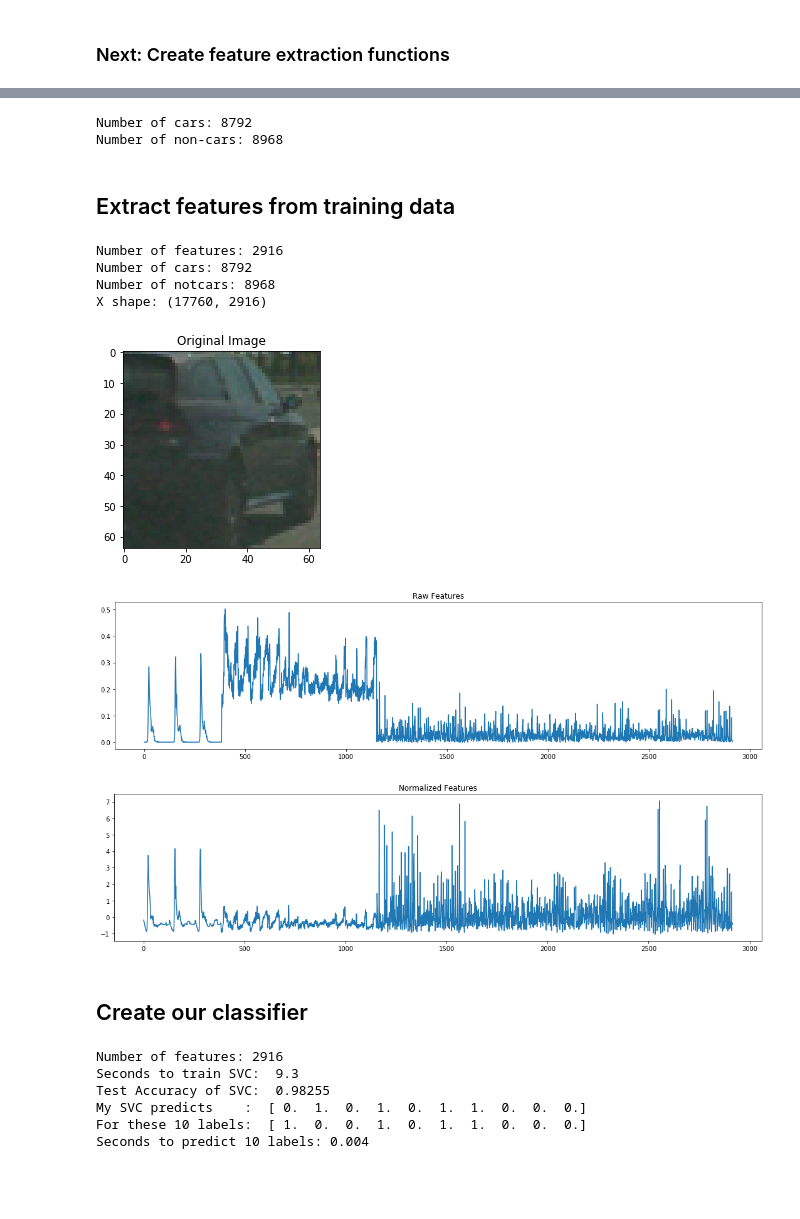
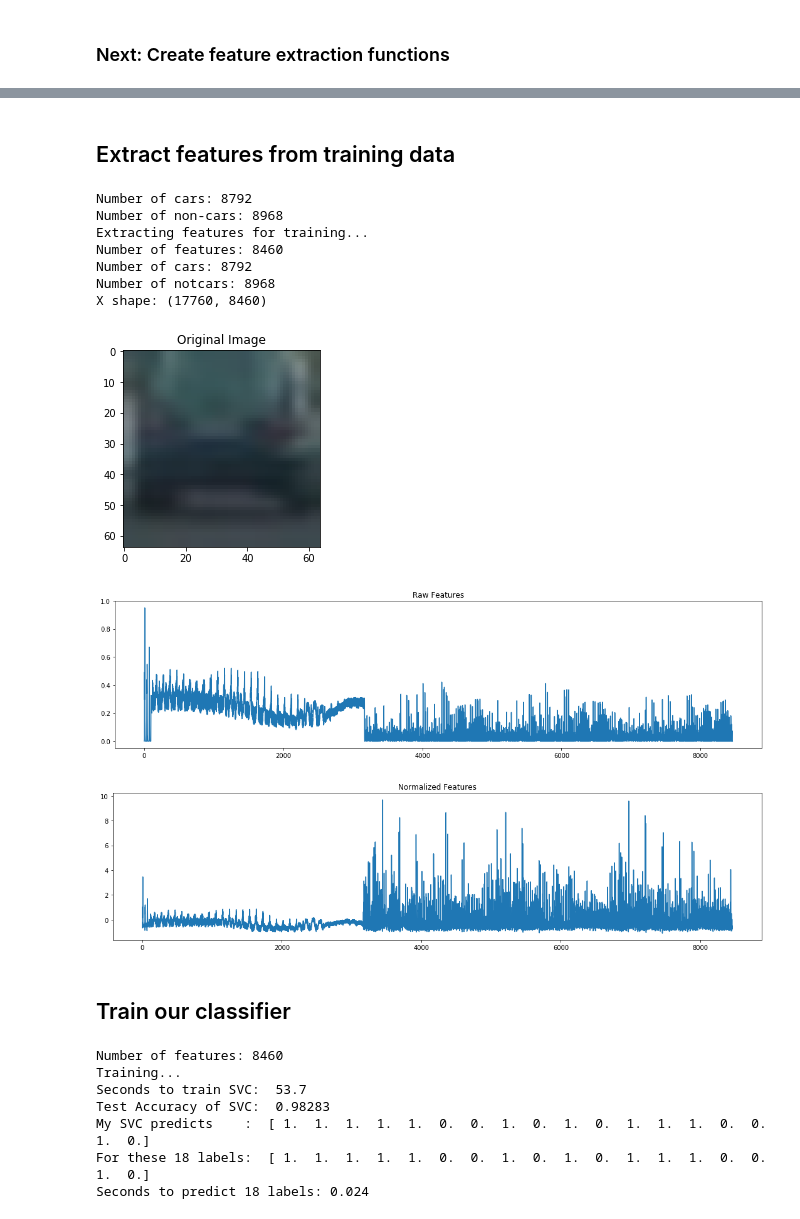
Before and after one commit to tjacobs/CarND-Vehicle-Detection, a Jupyter notebook: Vehicle Detection.ipynb, the cells around one changed output, grey strips where cells are left out. Saved outputs shown, nothing was run; the diff lists cells and outputs as text; code cells hidden in the pictures; blank space fills up the shorter version.

```diff
--- a/Vehicle Detection.ipynb
+++ b/Vehicle Detection.ipynb
@@ -269,39 +253,32 @@ Converted image mean: 141.726
-# %%
-# Read in our vehicles and non-vehicles
-images = glob.glob('./train_data/**/*.*', recursive=True)
-cars = []
-notcars = []
-for image in images:
-    if 'non' in image:
-        notcars.append(image)
-    else:
-        cars.append(image)
-#print( cars )
-#print( notcars )
-print( "Number of cars: " + str( len( cars ) ) )
-print( "Number of non-cars: " + str( len( notcars ) ) )
-# %% [output]
-Number of cars: 8792
-Number of non-cars: 8968
 # %% [markdown]
 ## Extract features from training data
 # %%
-def read_files(files):
+def extract_features_from_files(files):
     features = []
     for file in files:
         image = mpimg.imread(file)
         image *= 255.0
 #        print( "Converted image mean: " + str( np.mean(image) ) )
-        image_features = extract_features( image, color_space=color_space, spatial_size=spatial_size,
-                         hist_bins=hist_bins, orient=orient, pix_per_cell=pix_per_cell,
-                         cell_per_block=cell_per_block, hog_channel=hog_channel,
-                         use_spatial_features=use_spatial_features, use_color_features=use_color_features, use_gradient_features=use_gradient_features)
+        image_features = extract_features( image )
         features.append(image_features)
     return features
 
+# Read in our training vehicles and non-vehicles
+images = glob.glob('./train_data/**/*.*', recursive=True)
+cars = []
+notcars = []
+for image in images:
+    if 'non' in image:
+        notcars.append(image)
+    else:
+        cars.append(image)
+print( "Number of cars: " + str( len( cars ) ) )
+print( "Number of non-cars: " + str( len( notcars ) ) )
+
 # Iterate through the list of images
-car_features = read_files(cars)
-notcar_features = read_files(notcars)
+print( "Extracting features for training..." )
+car_features = extract_features_from_files(cars)
+notcar_features = extract_features_from_files(notcars)
 
 # Print shape
 print( "Number of features: " + str( len(car_features[0]) ) )
@@ -310,40 +287,43 @@ print( "Number of notcars: " + str( len(notcar_features) ) )
 
 # Create an array stack of feature vectors
 X = np.vstack((car_features, notcar_features)).astype(np.float64)
 print( "X shape: " + str( X.shape ) )
 
 # Fit a per-column scaler
 X_scaler = StandardScaler().fit(X)
 
 # Apply the scaler to X
 scaled_X = X_scaler.transform(X)
 
 # Plot an example of raw and scaled features
 car_ind = np.random.randint(0, len(cars)) # Pick a random car
 fig = plt.figure(figsize=(12,4))
 plt.subplot(131)
 plt.imshow(mpimg.imread(cars[car_ind]))
 plt.title('Original Image')
 
 fig = plt.figure(figsize=(15, 4))
 plt.plot(X[car_ind])
 plt.title('Raw Features')
 fig.tight_layout()
 
 fig = plt.figure(figsize=(15, 4))
 plt.plot(scaled_X[car_ind])
 plt.title('Normalized Features')
 fig.tight_layout()
 # %% [output]
-Number of features: 2916
+Number of cars: 8792
+Number of non-cars: 8968
+Extracting features for training...
+Number of features: 8460
 Number of cars: 8792
 Number of notcars: 8968
-X shape: (17760, 2916)
+X shape: (17760, 8460)
-[figure, old version]
+[figure, new version]
-[figure, old version]
+[figure, new version]
-[figure, old version]
+[figure, new version]
 # %% [markdown]
-## Create our classifier
+## Train our classifier
 # %%
 # Define the labels vector
 y = np.hstack((np.ones(len(car_features)), np.zeros(len(notcar_features))))
@@ -352,6 +332,7 @@ y = np.hstack((np.ones(len(car_features)), np.zeros(len(notcar_features))))
 rand_state = np.random.randint(0, 100)
 X_train, X_test, y_train, y_test = train_test_split(scaled_X, y, test_size=0.2, random_state=rand_state)
 print('Number of features:', len(X_train[0]))
+print('Training...')
 
 # Use a linear SVC
 svc = LinearSVC()
@@ -365,16 +346,17 @@ print('Test Accuracy of SVC: ', round(svc.score(X_test, y_test), 5))
 
 # Check the prediction time for a single sample
 t=time.time()
-n_predict = 10
+n_predict = 18
 print('My SVC predicts    : ', svc.predict(X_test[0:n_predict]))
 print('For these',n_predict, 'labels: ', y_test[0:n_predict])
 t2 = time.time()
 print( 'Seconds to predict', n_predict,'labels:', round(t2-t, 3))
 # %% [output]
-Number of features: 2916
-Seconds to train SVC:  9.3
-Test Accuracy of SVC:  0.98255
-My SVC predicts    :  [ 0.  1.  0.  1.  0.  1.  1.  0.  0.  0.]
-For these 10 labels:  [ 1.  0.  0.  1.  0.  1.  1.  0.  0.  0.]
-Seconds to predict 10 labels: 0.004
+Number of features: 8460
+Training...
+Seconds to train SVC:  53.7
+Test Accuracy of SVC:  0.98283
+My SVC predicts    :  [ 1.  1.  1.  1.  1.  0.  0.  1.  0.  1.  0.  1.  1.  1.  0.  0.  1.  0.]
+For these 18 labels:  [ 1.  1.  1.  1.  1.  0.  0.  1.  0.  1.  0.  1.  1.  1.  0.  0.  1.  0.]
+Seconds to predict 18 labels: 0.024
 # %% [markdown]
```
Also changed, not shown: parts of 16 cells of this notebook.
